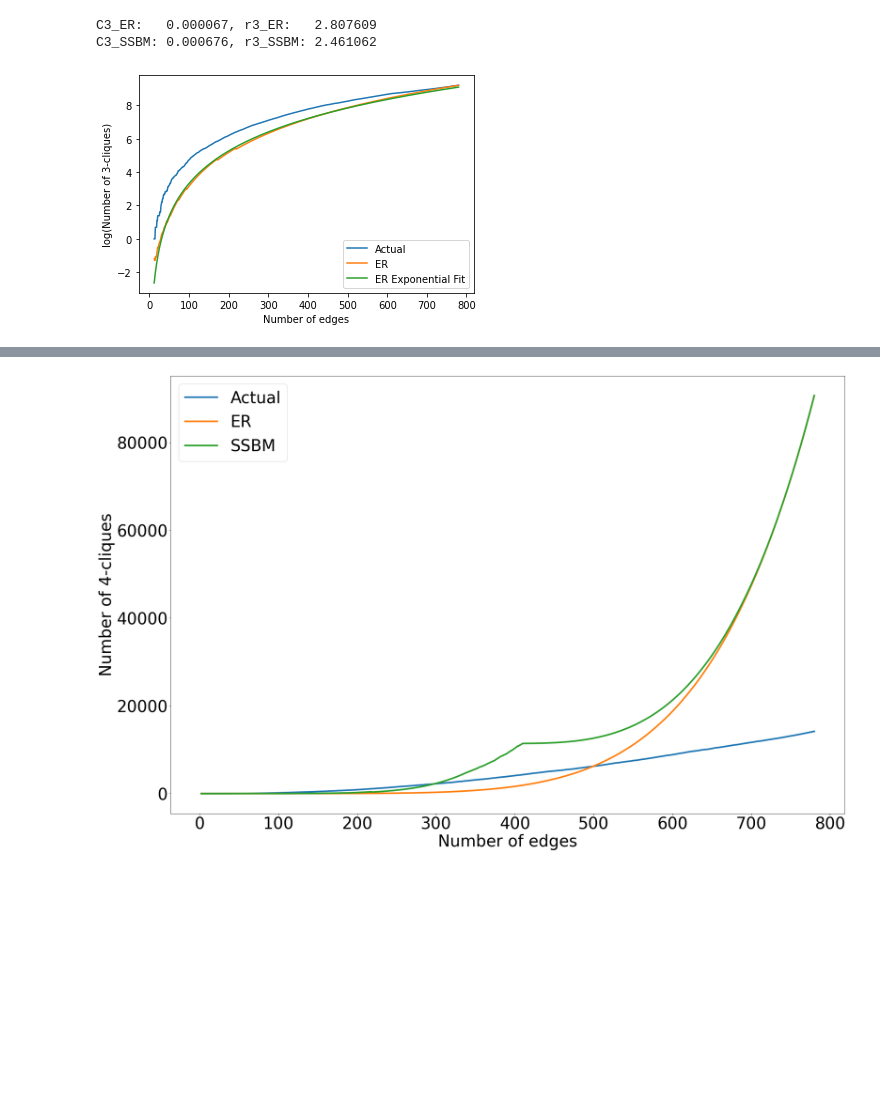
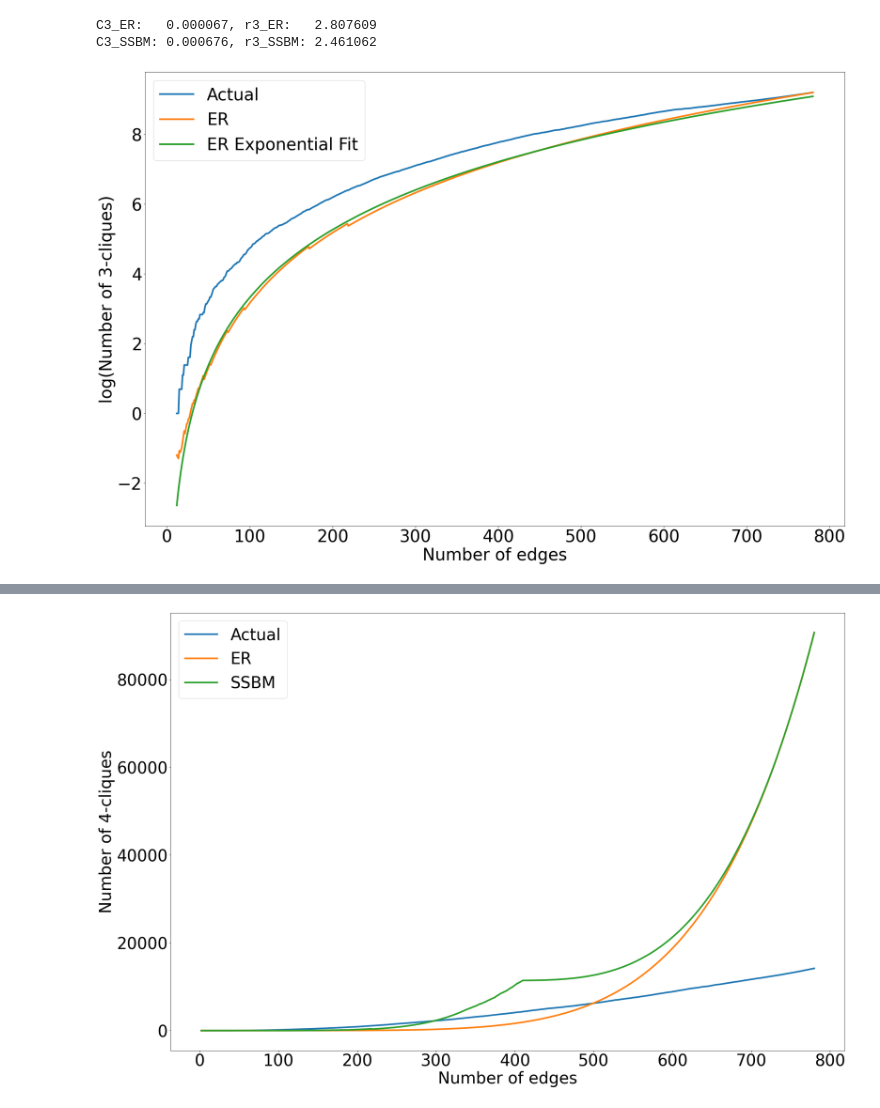
Before and after one commit to Aurathic/amsc420-project-2, a Jupyter notebook: project2/1_Random_graph_model_testing.ipynb, the cells around one changed output, grey strips where cells are left out. Saved outputs shown, nothing was run; the diff lists cells and outputs as text; code cells hidden in the pictures; blank space fills up the shorter version.

```diff
--- a/project2/1_Random_graph_model_testing.ipynb
+++ b/project2/1_Random_graph_model_testing.ipynb
@@ -125,17 +125,18 @@ C3_SSBM: 0.000676, r3_SSBM: 2.461062
 # %%
 # 4. Plot log(q3), log(ER3) and log(C3,ER) + r3,ERlog(k) on same figure over
 # the range of k utilized to estimate the exponent.
 k_discard_first_n = k[discard_first_n:]
-plt.plot(k_discard_first_n, log_transform(q3), label="Actual")
-plt.plot(k_discard_first_n, log_transform(ER3), label="ER")
+plt.figure(figsize=(30,20))
+plt.plot(k_discard_first_n, log_transform(q3), linewidth=4, label="Actual")
+plt.plot(k_discard_first_n, log_transform(ER3), linewidth=4, label="ER")
 plt.plot(k_discard_first_n, exponential_fit(C3_ER, r3_ER, discard_first_n),
-         label="ER Exponential Fit")
+         linewidth=4, label="ER Exponential Fit")
 plt.xlabel("Number of edges")
 plt.ylabel("log(Number of 3-cliques)")
 plt.legend()
-plt.show()
+plt.savefig("images/log_3_clique_er.png")
 # %% [output]
-[figure, old version]
+[figure, new version]
 # %%
 # 5. Plot log(q3), log(SSBM 3) and log(C3,SSBM ) + r3,SSBM log(k) on same
 # figure over the range of k utilized to estimate the exponent.
```
Also changed, not shown: parts of 3 cells of this notebook, 7 other files.
